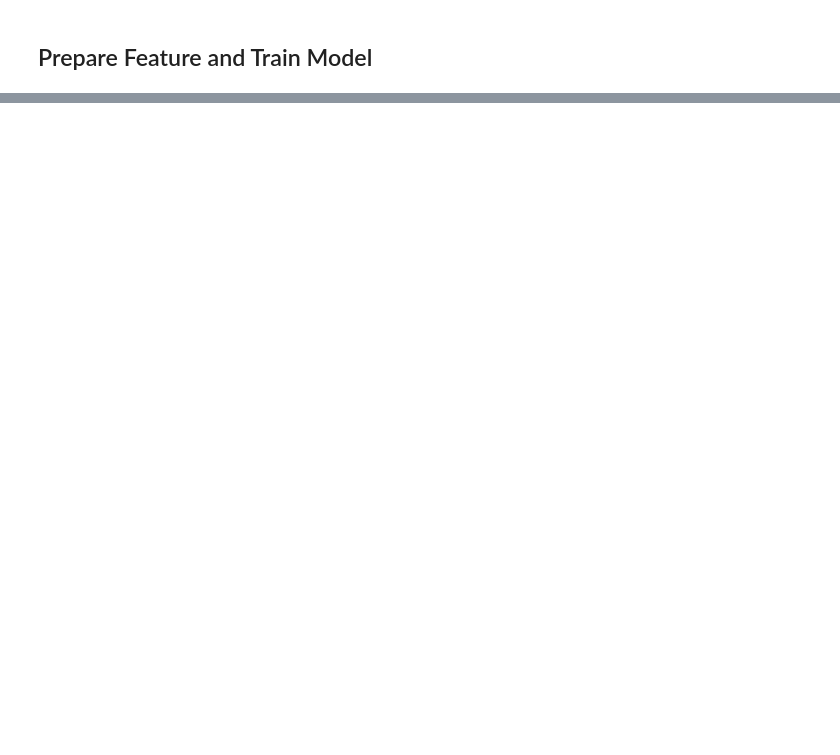
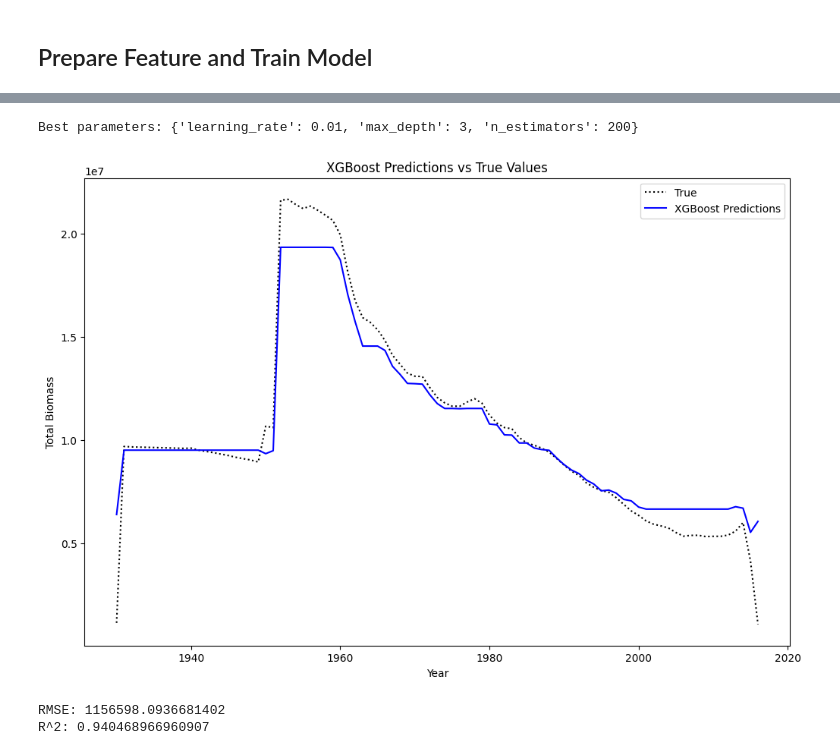
Before and after one commit to jaino1/fish_stock, a Jupyter notebook: cleaningData.ipynb, the cells around one changed output, grey strips where cells are left out. Cells and saved outputs as stored; diff of their text form; code cells hidden in the pictures; blank space fills up the shorter version.

```diff
--- a/cleaningData.ipynb
+++ b/cleaningData.ipynb
@@ -812,0 +2131,57 @@ predictions = forecaster.fit_predict(train_df, test_df, target_col='target_colum
+# %%
+import pandas as pd
+import numpy as np
+from sklearn.model_selection import TimeSeriesSplit, GridSearchCV
+from sklearn.preprocessing import StandardScaler
+from xgboost import XGBRegressor
+from sklearn.metrics import mean_squared_error, r2_score
+import matplotlib.pyplot as plt
+
+# Load and prepare the data
+data = pd.read_csv('clean3.csv')
+data = data.sort_values('Year')
+X = data.drop(['Year', 'total_biomass'], axis=1)
+y = data['total_biomass']
+
+# Split the data using TimeSeriesSplit
+tscv = TimeSeriesSplit(n_splits=10)
+
+# Scale the data
+scaler = StandardScaler()
+X_scaled = scaler.fit_transform(X)
+
+# Define the model and hyperparameters
+model = XGBRegressor(objective='reg:squarederror', random_state=42)
+params = {
+    "n_estimators": [100, 200],
+    "learning_rate": [0.01, 0.1],
+    "max_depth": [3, 5, 7]
+}
+
+# Train the model using GridSearchCV
+grid = GridSearchCV(model, params, cv=tscv, scoring='neg_mean_squared_error', n_jobs=-1)
+grid.fit(X_scaled, y)
+best_model = grid.best_estimator_
+print(f"Best parameters: {grid.best_params_}")
+
+# Predict and evaluate
+y_pred = best_model.predict(X_scaled)
+
+# Plotting
+plt.figure(figsize=(12, 8))
+plt.plot(data['Year'], y, label='True', color='black', linestyle='dotted')
+plt.plot(data['Year'], y_pred, label='XGBoost Predictions', color='blue')
+plt.title('XGBoost Predictions vs True Values')
+plt.xlabel('Year')
+plt.ylabel('Total Biomass')
+plt.legend()
+plt.show()
+
+# Print evaluation metrics
+print(f"RMSE: {np.sqrt(mean_squared_error(y, y_pred))}")
+print(f"R^2: {r2_score(y, y_pred)}")
+# %% [output]
+Best parameters: {'learning_rate': 0.01, 'max_depth': 3, 'n_estimators': 200}
+[figure, added]
+RMSE: 1156598.0936681402
+R^2: 0.940468966960907
```
Also changed, not shown: parts of 28 cells of this notebook, 6 other files.
